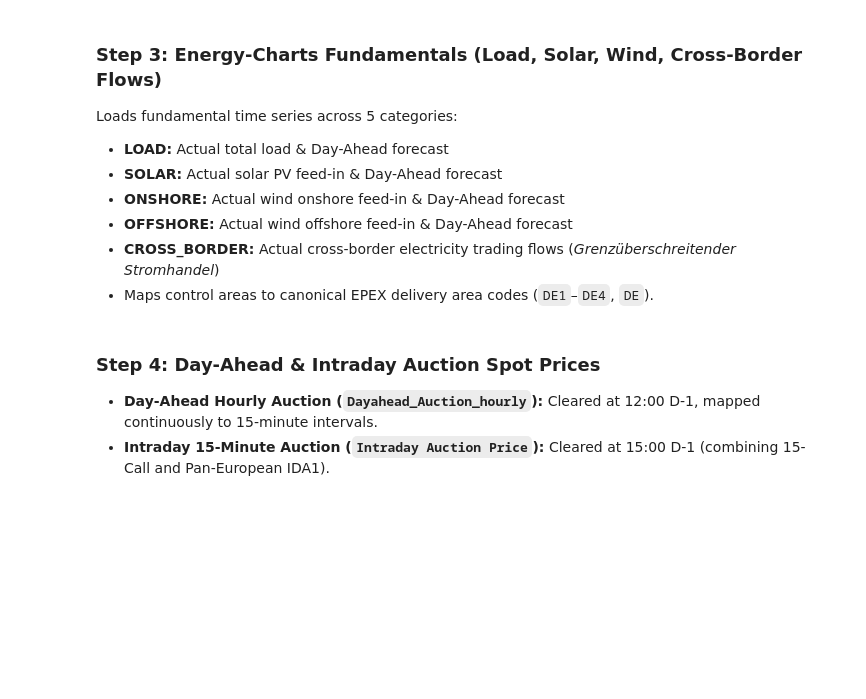
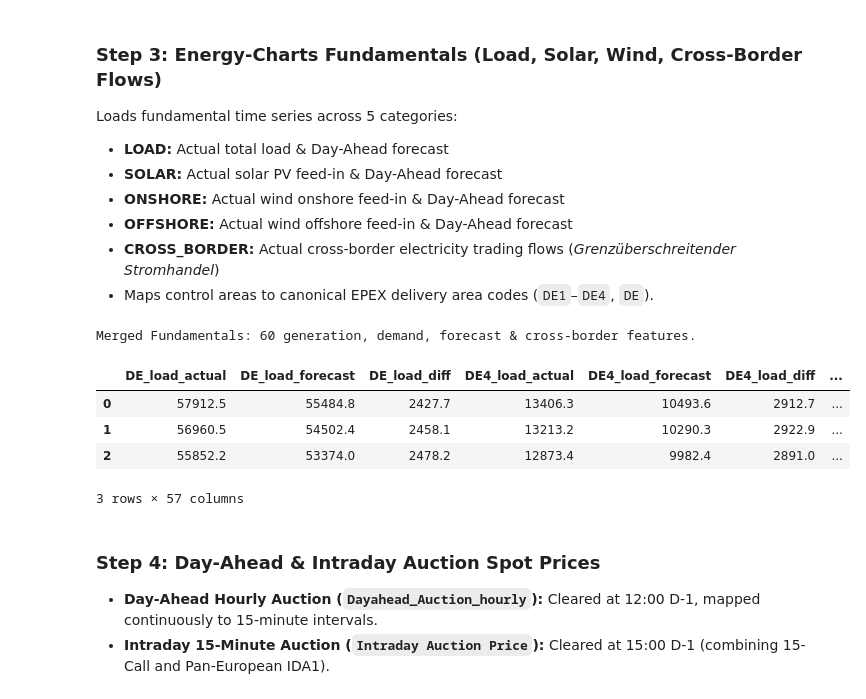
Before and after one commit to Mathis480/Delivery-Area-EPF, a Jupyter notebook: create_master_dataset.ipynb, the cells around one changed output. Saved outputs shown, nothing was run; the diff lists cells and outputs as text; code cells hidden in the pictures; blank space fills up the shorter version.

```diff
--- a/create_master_dataset.ipynb
+++ b/create_master_dataset.ipynb
@@ -34,6 +34,7 @@ TSO_TO_DELIVERY_AREA = {
     "TenneT TSO": "DE3",
     "50Hertz": "DE4",
     "Deutschland": "DE",
+    "Germany": "DE",
 }
 
 # UTC Date Spine Range
@@ -125,41 +143,48 @@ all_cat_dfs = []
 for folder_name, prefix in categories:
     cat_dir = os.path.join(fund_base, folder_name)
     files = sorted(glob.glob(os.path.join(cat_dir, "*.csv")))
-    cat_dfs = []
 
-    for file_path in files:
-        df = pd.read_csv(file_path, skiprows=[1])
-        df = df.rename(columns={"Date (UTC)": "Date"})
-        df["Date"] = pd.to_datetime(df["Date"], utc=True)
+    zone_files = {}
+    for f in files:
+        fname = os.path.basename(f)
+        zone = None
+        for tso, code in TSO_TO_DELIVERY_AREA.items():
+            if tso in fname:
+                zone = code
+                break
+        if zone:
+            zone_files.setdefault(zone, []).append(f)
 
-        rename_dict = {}
-        for col in df.columns:
-            if col == "Date":
-                continue
-            is_forecast = "forecast" in col.lower()
-            clean_col = col.replace(" [MW] Realisierte Erzeugung", "")
-            clean_col = clean_col.replace(" [MW] Realisierter Stromverbrauch", "")
-            clean_col = clean_col.replace(" [MW] Vorhersage", "")
-            clean_col = clean_col.replace(" [MW] Day-ahead", "")
-            clean_col = clean_col.replace(" [MW]", "").strip()
+    zone_dfs = []
+    for zone, z_files in zone_files.items():
+        sub_dfs = []
+        for f in z_files:
+            df = pd.read_csv(f, skiprows=[1])
+            df = df.rename(columns={"Date (UTC)": "Date"})
+            df["Date"] = pd.to_datetime(df["Date"], utc=True)
 
-            zone = TSO_TO_DELIVERY_AREA.get(clean_col, clean_col)
-            suffix = "forecast" if is_forecast else "actual"
-            rename_dict[col] = f"{zone}_{prefix}_{suffix}"
+            rename_map = {}
+            for col in df.columns:
+                if col == "Date":
+                    continue
+                if "forecast" in col.lower():
+                    rename_map[col] = f"{zone}_{prefix}_forecast"
+                else:
+                    rename_map[col] = f"{zone}_{prefix}_actual"
+            df = df.rename(columns=rename_map)
+            cols_keep = ["Date", f"{zone}_{prefix}_actual", f"{zone}_{prefix}_forecast"]
+            sub_dfs.append(df[[c for c in cols_keep if c in df.columns]])
 
-        df = df.rename(columns=rename_dict)
-        cat_dfs.append(df)
+        z_df = pd.concat(sub_dfs, ignore_index=True).sort_values("Date").drop_duplicates(subset=["Date"])
+        act_c = f"{zone}_{prefix}_actual"
+        fc_c = f"{zone}_{prefix}_forecast"
+        if act_c in z_df.columns and fc_c in z_df.columns:
+            z_df[f"{zone}_{prefix}_diff"] = z_df[act_c] - z_df[fc_c]
+        zone_dfs.append(z_df)
 
-    combined_cat = pd.concat(cat_dfs, ignore_index=True).sort_values("Date").drop_duplicates(subset=["Date"])
-
-    # Forecast errors (diff = actual - forecast)
-    for zone in ["DE1", "DE2", "DE3", "DE4", "DE"]:
-        act_col = f"{zone}_{prefix}_actual"
-        fc_col = f"{zone}_{prefix}_forecast"
-        diff_col = f"{zone}_{prefix}_diff"
-        if act_col in combined_cat.columns and fc_col in combined_cat.columns:
-            combined_cat[diff_col] = combined_cat[act_col] - combined_cat[fc_col]
-
+    combined_cat = zone_dfs[0]
+    for other in zone_dfs[1:]:
+        combined_cat = combined_cat.merge(other, on="Date", how="outer")
     all_cat_dfs.append(combined_cat)
 
 # Load Cross-Border Flows (Germany)
@@ -172,33 +197,40 @@ if os.path.isdir(cb_dir):
         df = df.rename(columns={"Date (UTC)": "Date"})
         df["Date"] = pd.to_datetime(df["Date"], utc=True)
         val_col = [c for c in df.columns if c != "Date"][0]
         cb_dfs.append(pd.DataFrame({
             "Date": df["Date"],
             "DE_cross_border_trading": pd.to_numeric(df[val_col], errors="coerce")
         }))
     if cb_dfs:
         combined_cb = pd.concat(cb_dfs, ignore_index=True).sort_values("Date").drop_duplicates(subset=["Date"])
         all_cat_dfs.append(combined_cb)
 
 fund_df = all_cat_dfs[0]
 for other in all_cat_dfs[1:]:
     fund_df = fund_df.merge(other, on="Date", how="outer")
 
 # Canonical aliases for legacy model compatibility
 if "DE_load_actual" in fund_df.columns:
     fund_df["Load"] = fund_df["DE_load_actual"]
 if "DE_solar_diff" in fund_df.columns:
     fund_df["prediction_error_solar"] = fund_df["DE_solar_diff"]
 if "DE_wind_onshore_diff" in fund_df.columns:
     fund_df["prediction_error_onshore"] = fund_df["DE_wind_onshore_diff"]
 if "DE_wind_offshore_diff" in fund_df.columns:
     fund_df["prediction_error_offshore"] = fund_df["DE_wind_offshore_diff"]
 if "DE_cross_border_trading" in fund_df.columns:
     fund_df["cross_border_trading"] = fund_df["DE_cross_border_trading"]
 
 master_df = master_df.merge(fund_df, on="Date", how="left")
 print(f"Merged Fundamentals: {len(fund_df.columns) - 1} generation, demand, forecast & cross-border features.")
 master_df.filter(regex=r"load|solar|wind|cross_border").head(3)
+# %% [output]
+Merged Fundamentals: 60 generation, demand, forecast & cross-border features.
+|  | DE_load_actual | DE_load_forecast | DE_load_diff | DE4_load_actual | DE4_load_forecast | DE4_load_diff | ... |
+| 0 | 57912.5 | 55484.8 | 2427.7 | 13406.3 | 10493.6 | 2912.7 | ... |
+| 1 | 56960.5 | 54502.4 | 2458.1 | 13213.2 | 10290.3 | 2922.9 | ... |
+| 2 | 55852.2 | 53374.0 | 2478.2 | 12873.4 | 9982.4 | 2891.0 | ... |
+3 rows × 57 columns
 # %% [markdown]
 ### Step 4: Day-Ahead & Intraday Auction Spot Prices
 - **Day-Ahead Hourly Auction (`Dayahead_Auction_hourly`):** Cleared at 12:00 D-1, mapped continuously to 15-minute intervals.
```
Also changed, not shown: parts of 11 cells of this notebook, 2 other files.
